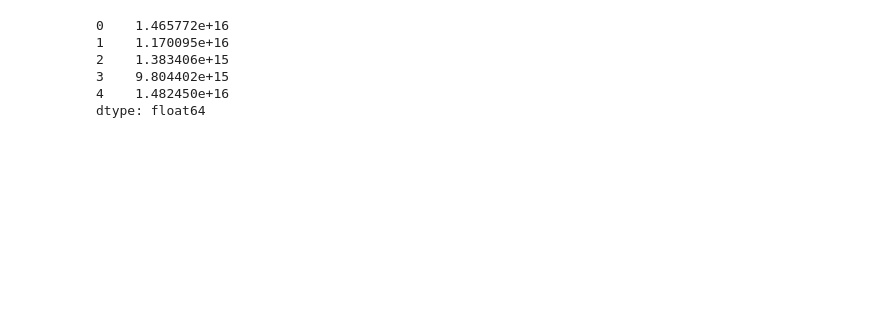
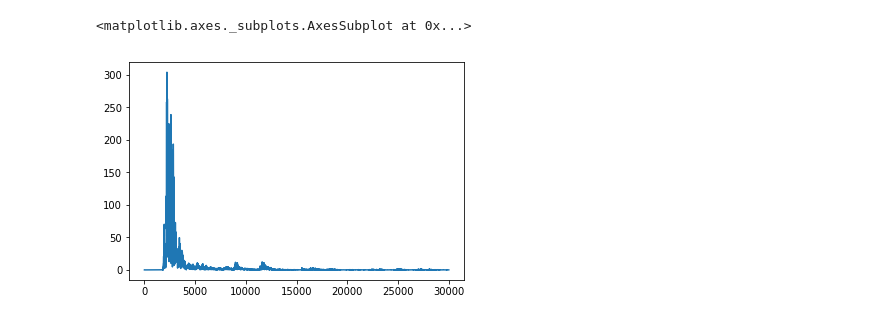
Before and after one commit to tomokikun/UrbanDisasterManagement, a Jupyter notebook: seismic_intensity.ipynb, the cells around one changed output. Saved outputs shown, nothing was run; the diff lists cells and outputs as text; code cells hidden in the pictures; blank space fills up the shorter version.

```diff
--- a/seismic_intensity.ipynb
+++ b/seismic_intensity.ipynb
@@ -111,24 +155,20 @@ ifft_df.head(14)
 # %%
 # 4. フィルター処理済みの3成分波形をベクトル的に合成する。
 
 def synthesize_vector(x, y, z):
     return np.sqrt(x ** 2 + y ** 2 + z ** 2)
 
 a = []
 for row in ifft_df.iterrows():
     a.append(synthesize_vector(row[1]['NS'], row[1]['EW'], row[1]['UD']))
 
 # ベクトル合成の結果
 synthesized_series = pd.Series(a)
 
-synthesized_series.head()
+synthesized_series.plot()
 # %% [output]
-0    1.465772e+16
-1    1.170095e+16
-2    1.383406e+15
-3    9.804402e+15
-4    1.482450e+16
-dtype: float64
+<matplotlib.axes._subplots.AxesSubplot at 0x...>
+[figure, added]
 # %%
 # 5. a を求める。
 def get_a(syn_data):
```
Also changed, not shown: parts of 11 cells of this notebook.
